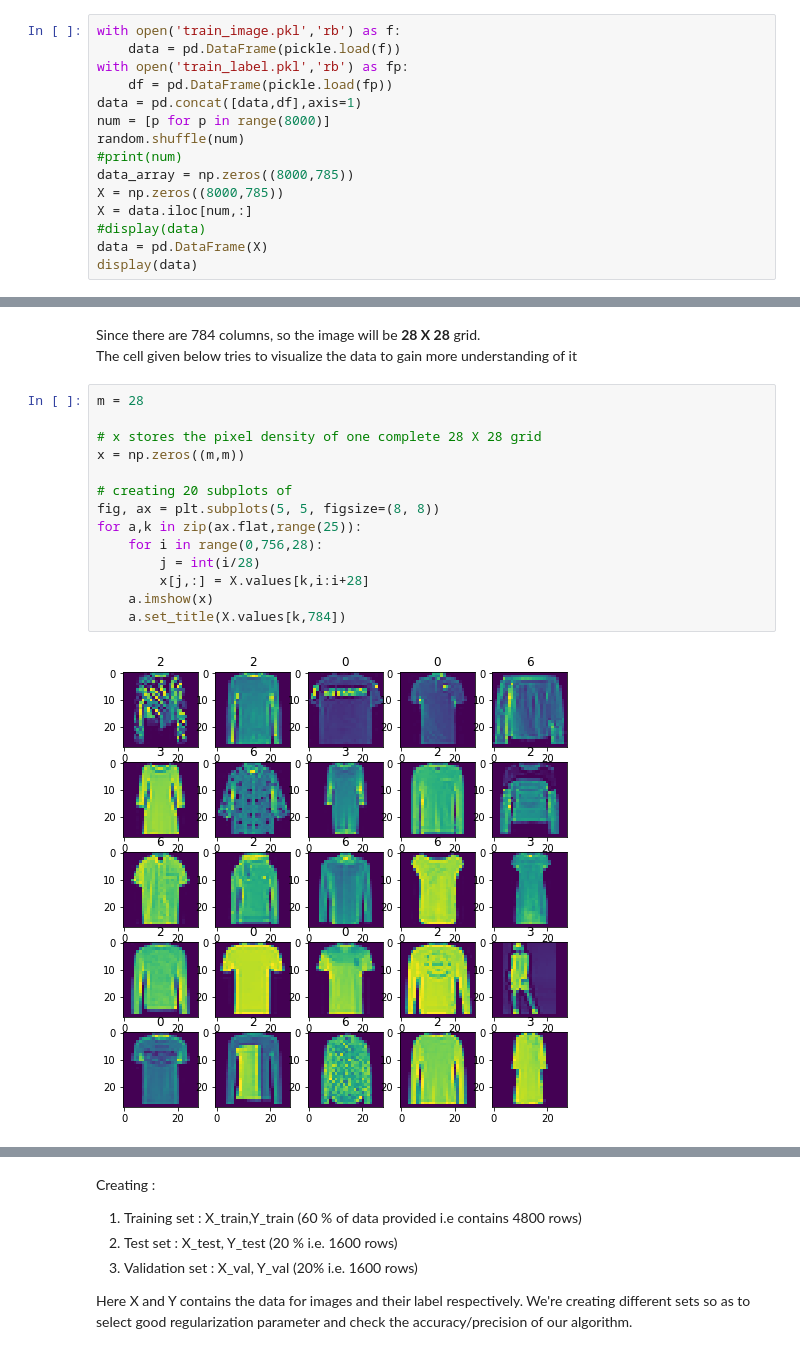
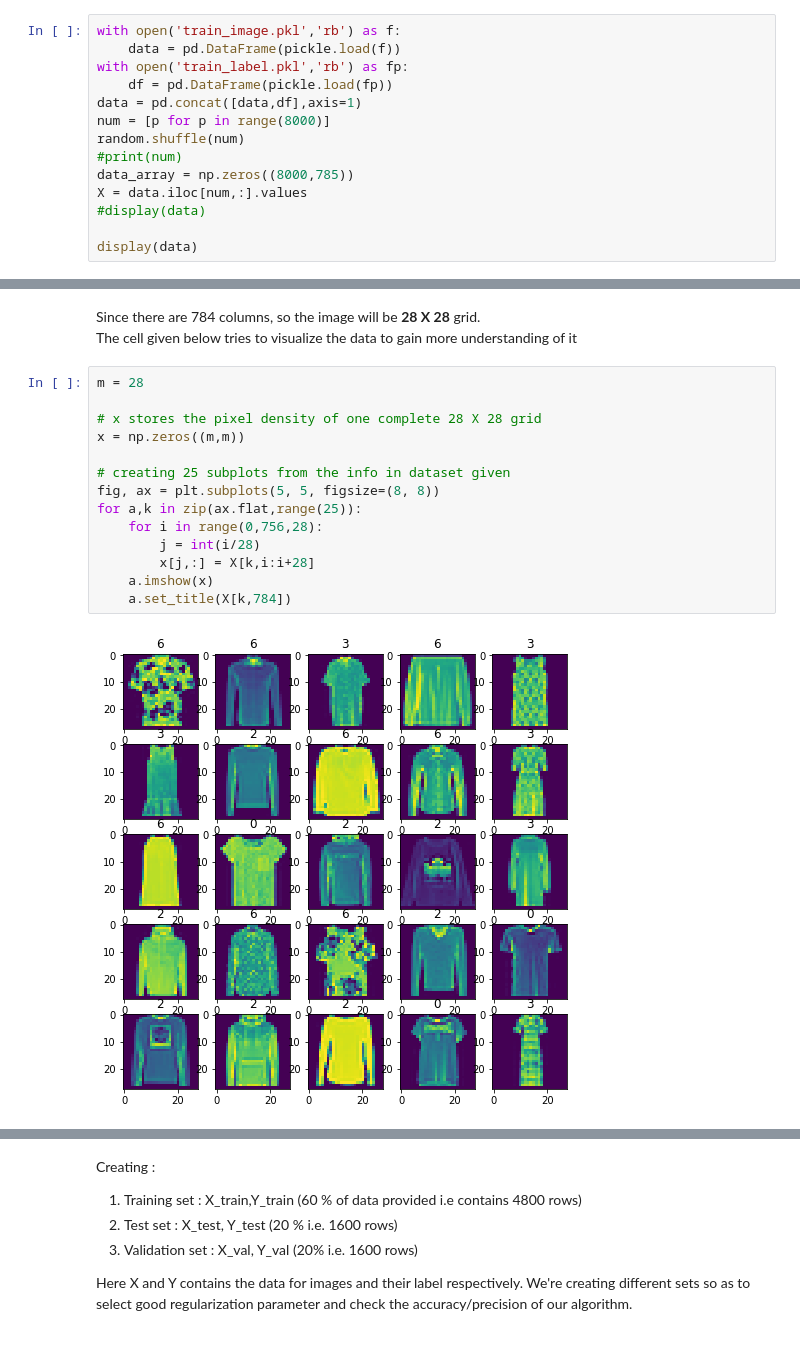
Before and after one commit to iamdeepti/MIDAS, a Jupyter notebook: cv_problem/Untitled.ipynb, the cells around one changed output, grey strips where cells are left out. Cells and saved outputs as stored; diff of their text form.

```diff
--- a/cv_problem/Untitled.ipynb
+++ b/cv_problem/Untitled.ipynb
@@ -27,10 +27,9 @@ num = [p for p in range(8000)]
 random.shuffle(num)
 #print(num)
 data_array = np.zeros((8000,785))
-X = np.zeros((8000,785))
-X = data.iloc[num,:]
+X = data.iloc[num,:].values
 #display(data)
-data = pd.DataFrame(X)
+
 display(data)
 # %% [output]
 |  | 0 | 1 | 2 | 3 | 4 | 5 | 6 | 7 | 8 | 9 | ... | ... |
@@ -56,17 +55,17 @@ display(data)
 # %%
 m = 28
 
 # x stores the pixel density of one complete 28 X 28 grid
 x = np.zeros((m,m))
 
-# creating 20 subplots of
+# creating 25 subplots from the info in dataset given
 fig, ax = plt.subplots(5, 5, figsize=(8, 8))
 for a,k in zip(ax.flat,range(25)):
     for i in range(0,756,28):
         j = int(i/28)
-        x[j,:] = X.values[k,i:i+28]
+        x[j,:] = X[k,i:i+28]
     a.imshow(x)
-    a.set_title(X.values[k,784])
+    a.set_title(X[k,784])
 # %% [output]
-[figure, old version]
+[figure, new version]
 # %%
```
Also changed, not shown: parts of 8 cells of this notebook.
